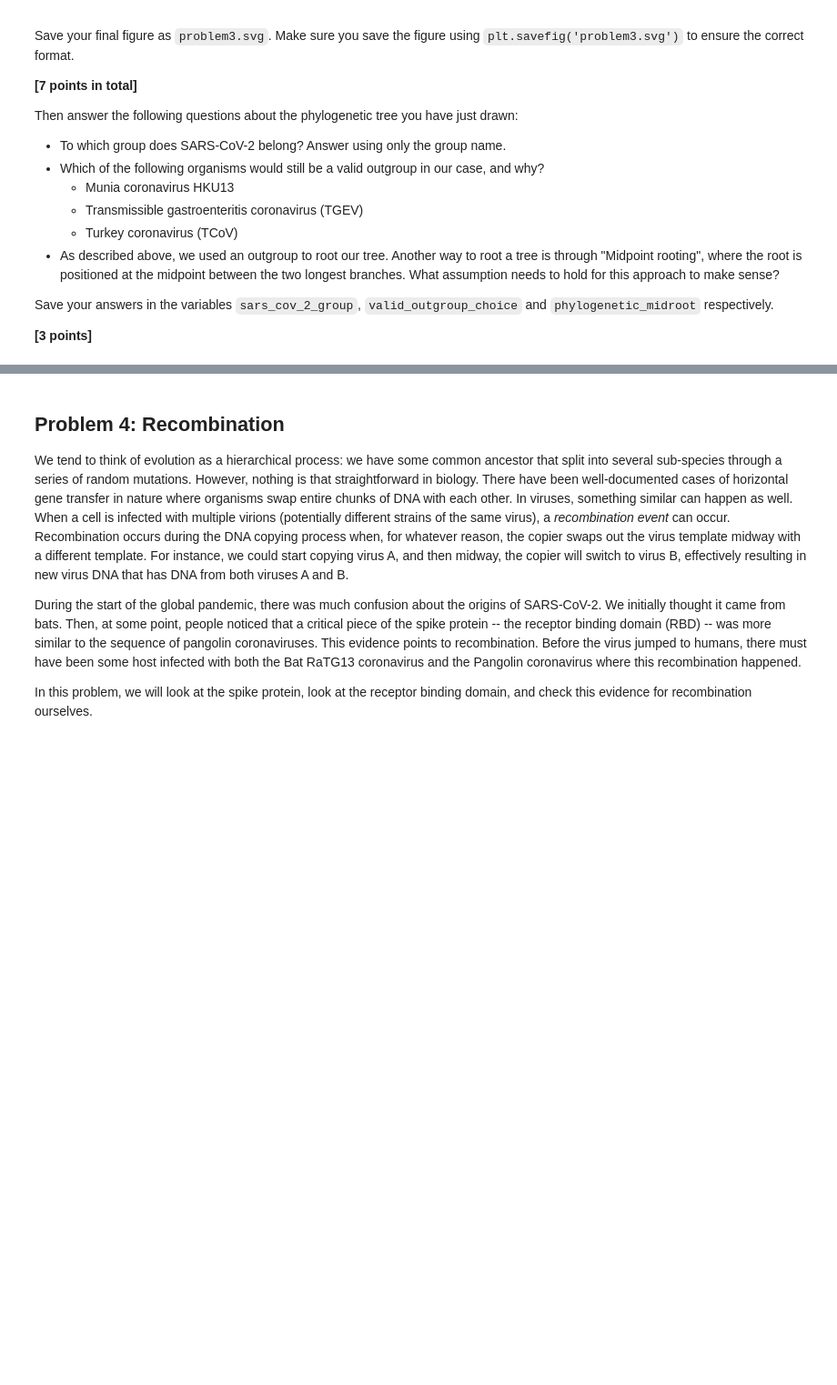
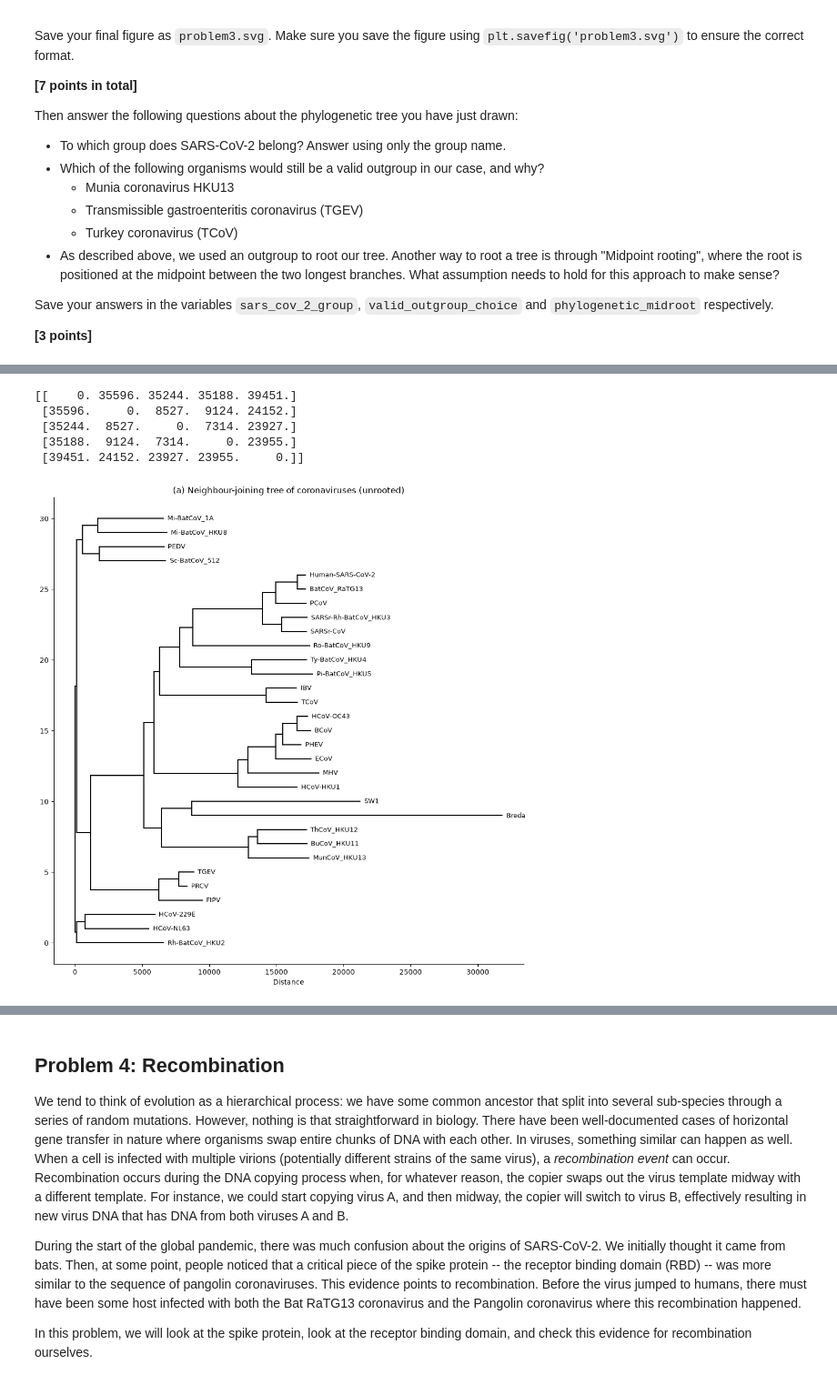
Before and after one commit to anisabrarr/assign_phylo, a Jupyter notebook: phylo_workbook.ipynb, the cells around one changed output, grey strips where cells are left out. Shown at 91% size. Drawn from its saved outputs; the diff is of its cells as text; code cells hidden in the pictures; blank space fills up the shorter version.

```diff
--- a/phylo_workbook.ipynb
+++ b/phylo_workbook.ipynb
@@ -157,0 +149,20 @@ phylogenetic_midroot = """What assumption needs to hold for the midpoint rooting
+# %%
+from Bio import SeqIO
+import matplotlib.pyplot as plt
+from helper_functions import neighbor_joining, plot_nj_tree, reroot_tree, sort_children_by_leaves
+
+virus_names = []
+accessions = []
+sequences = []
+
+for record in SeqIO.parse("data/clustal_MSA_coronavirus.fasta", "fasta"):
+    # whole header line
+    header_parts = record.description.split("|")
+    virus_names.append(header_parts[0].strip())
+    accessions.append(header_parts[-1].strip())
+    sequences.append(str(record.seq).upper())
+
+print("Number of sequences:", len(sequences))
+print("Alignment length:", len(sequences[0]))
+for name, accession in zip(virus_names, accessions):
+    print(f"  {name}  ->  {accession}")
@@ -157,0 +187,30 @@ phylogenetic_midroot = """What assumption needs to hold for the midpoint rooting
+# %%
+# turn sequence into a 2d grid of letters - one row per virus, one column per position
+alignment = np.array([list(sequence) for sequence in sequences])
+number_of_viruses = len(sequences)
+
+# hamming distance -> count the positions where two aligned sequences differ
+hamming_distances = np.zeros((number_of_viruses, number_of_viruses))
+
+for first in range(number_of_viruses):
+    for second in range(first + 1, number_of_viruses):
+        number_of_mismatches = np.sum(alignment[first] != alignment[second])
+        hamming_distances[first, second] = number_of_mismatches
+        hamming_distances[second, first] = number_of_mismatches
+
+print(hamming_distances[:5, :5])
+
+# built and plot tree
+coronavirus_tree = neighbor_joining(hamming_distances, virus_names)
+
+fig, ax = plt.subplots(figsize=(12, 12))
+plot_nj_tree(coronavirus_tree, ax=ax, fontsize=9)
+ax.set_title("(a) Neighbour-joining tree of coronaviruses (unrooted)")
+plt.show()
+# %% [output]
+[[    0. 35596. 35244. 35188. 39451.]
+ [35596.     0.  8527.  9124. 24152.]
+ [35244.  8527.     0.  7314. 23927.]
+ [35188.  9124.  7314.     0. 23955.]
+ [39451. 24152. 23927. 23955.     0.]]
+[figure, added]
```
Also changed, not shown: parts of 12 cells of this notebook, 2 other files.
